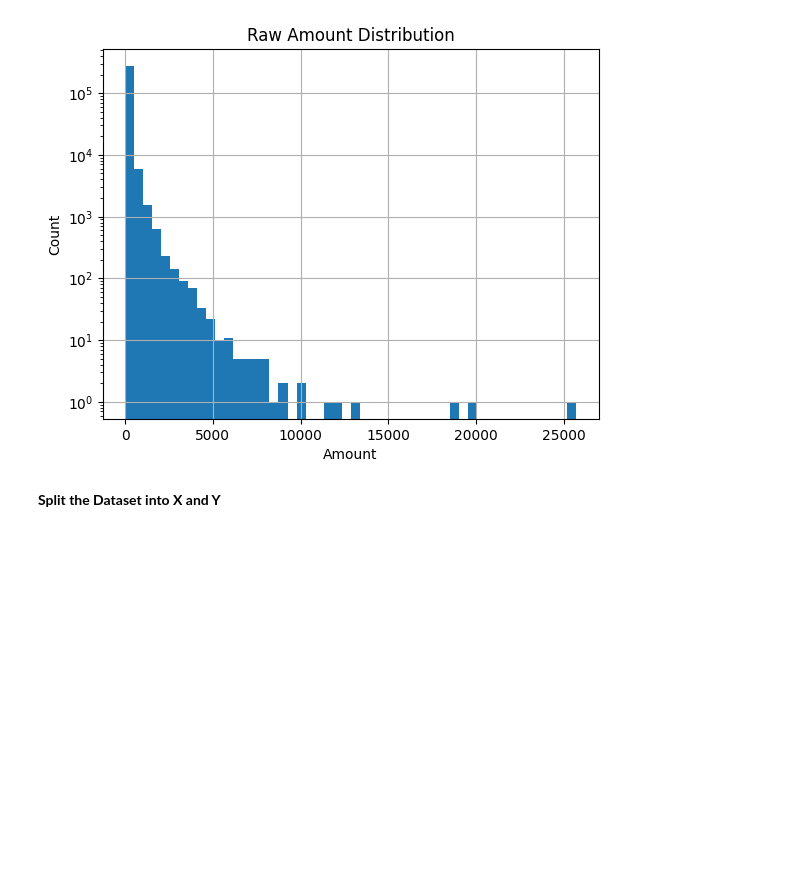
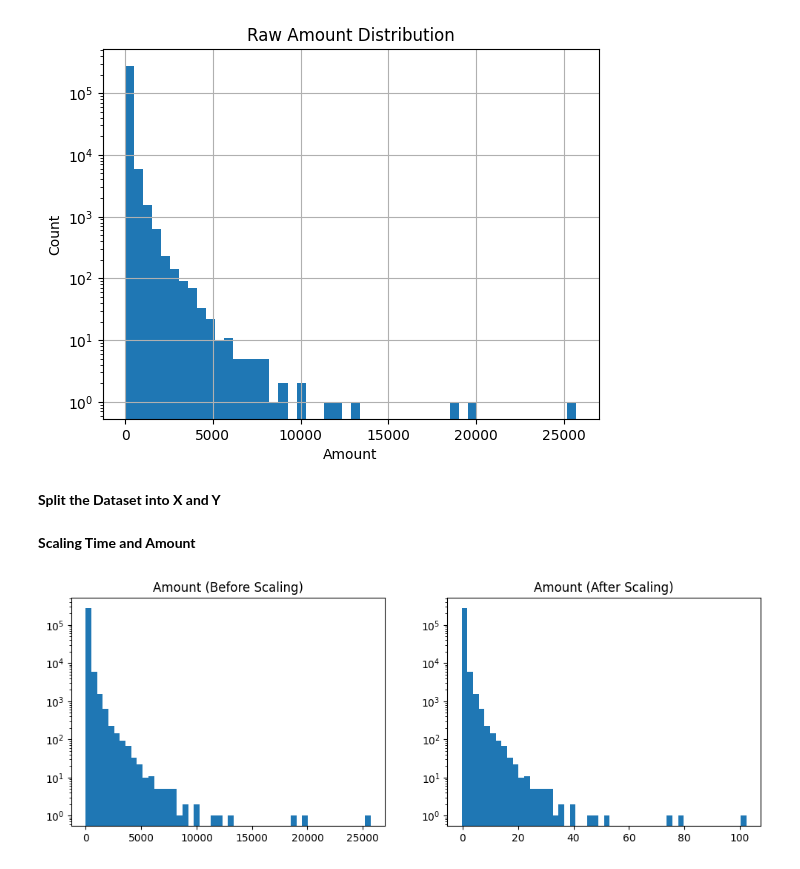
Before and after one commit to Ws995566/Credit-Card-Fraud-Detection-model, a Jupyter notebook: main_code.ipynb, the cells around one changed output. Drawn from its saved outputs; the diff is of its cells as text; code cells hidden in the pictures; blank space fills up the shorter version.

Commit message:
Scaling Amount and Time using Standard Scaler

```diff
--- a/main_code.ipynb
+++ b/main_code.ipynb
@@ -105,3 +105,22 @@ plt.show()
 # %%
 y = df["Class"].astype(int).values #Label which tell us it's Fraud or not
 x = df.drop(columns=["Class"]).copy() #Hold all the feature column where model allowed to learn from
+# %% [markdown]
+**Scaling Time and Amount**
+# %%
+scaler = StandardScaler()
+x[["Time", "Amount"]] = scaler.fit_transform(x[["Time", "Amount"]])
+# %%
+#Scaling doesn't change shape, just units
+fig, axes = plt.subplots(1, 2, figsize=(12, 4))
+axes[0].hist(df["Amount"], bins=50)
+axes[0].set_title("Amount (Before Scaling)")
+axes[0].set_yscale("log")
+
+axes[1].hist(x["Amount"], bins=50)
+axes[1].set_title("Amount (After Scaling)")
+axes[1].set_yscale("log")
+
+plt.show()
+# %% [output]
+[figure, added]
```
Also changed, not shown: parts of 1 cell of this notebook.
